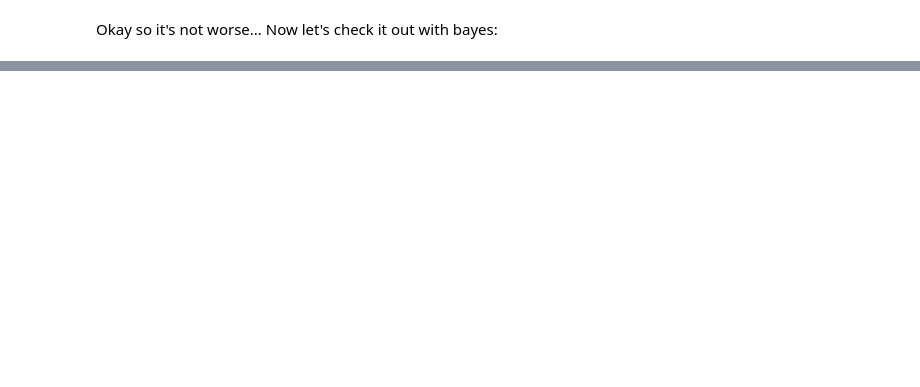
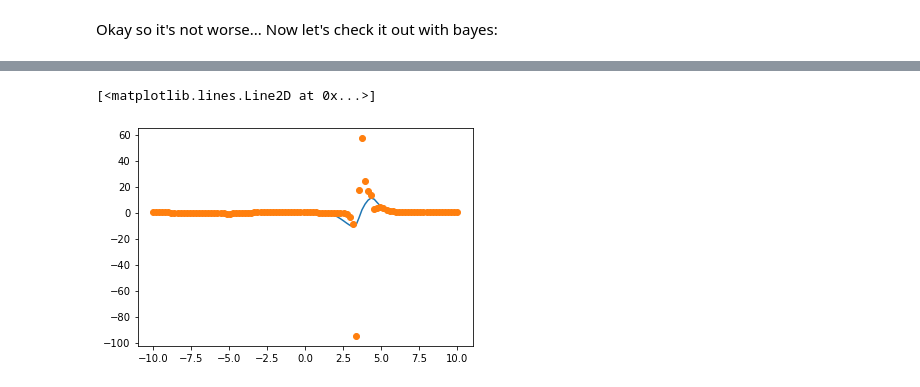
Before and after one commit to GJBoth/modax, a Jupyter notebook: notebooks/dynamic/conditional_gaussian/weighted_least_squares.ipynb, the cells around one changed output, grey strips where cells are left out. Saved outputs shown, nothing was run; the diff lists cells and outputs as text; code cells hidden in the pictures; blank space fills up the shorter version.

```diff
--- a/notebooks/dynamic/conditional_gaussian/weighted_least_squares.ipynb
+++ b/notebooks/dynamic/conditional_gaussian/weighted_least_squares.ipynb
@@ -527,0 +414,9 @@ DeviceArray([1.        , 1.        , 1.        , 1.        , 1.        ,
+# %%
+# Iterative method
+beta = coeffs_mse
+
+for _ in jnp.arange(1e4):
+    w = jnp.diag((1 / ((dt - theta @ beta)**2 + 1e-8)).squeeze())
+    X_prime = w @ theta
+    y_prime = w @ dt
+    beta = jnp.linalg.lstsq(X_prime, y_prime)[0]
@@ -527,0 +438,6 @@ DeviceArray([1.        , 1.        , 1.        , 1.        , 1.        ,
+# %%
+plt.plot(x, dt.reshape(x_grid.shape)[frame, :])
+plt.plot(x, (theta @ beta).reshape(x_grid.shape)[frame, :], 'o')
+# %% [output]
+[<matplotlib.lines.Line2D at 0x...>]
+[figure, added]
```
Also changed, not shown: parts of 45 cells of this notebook, 6 other files.
